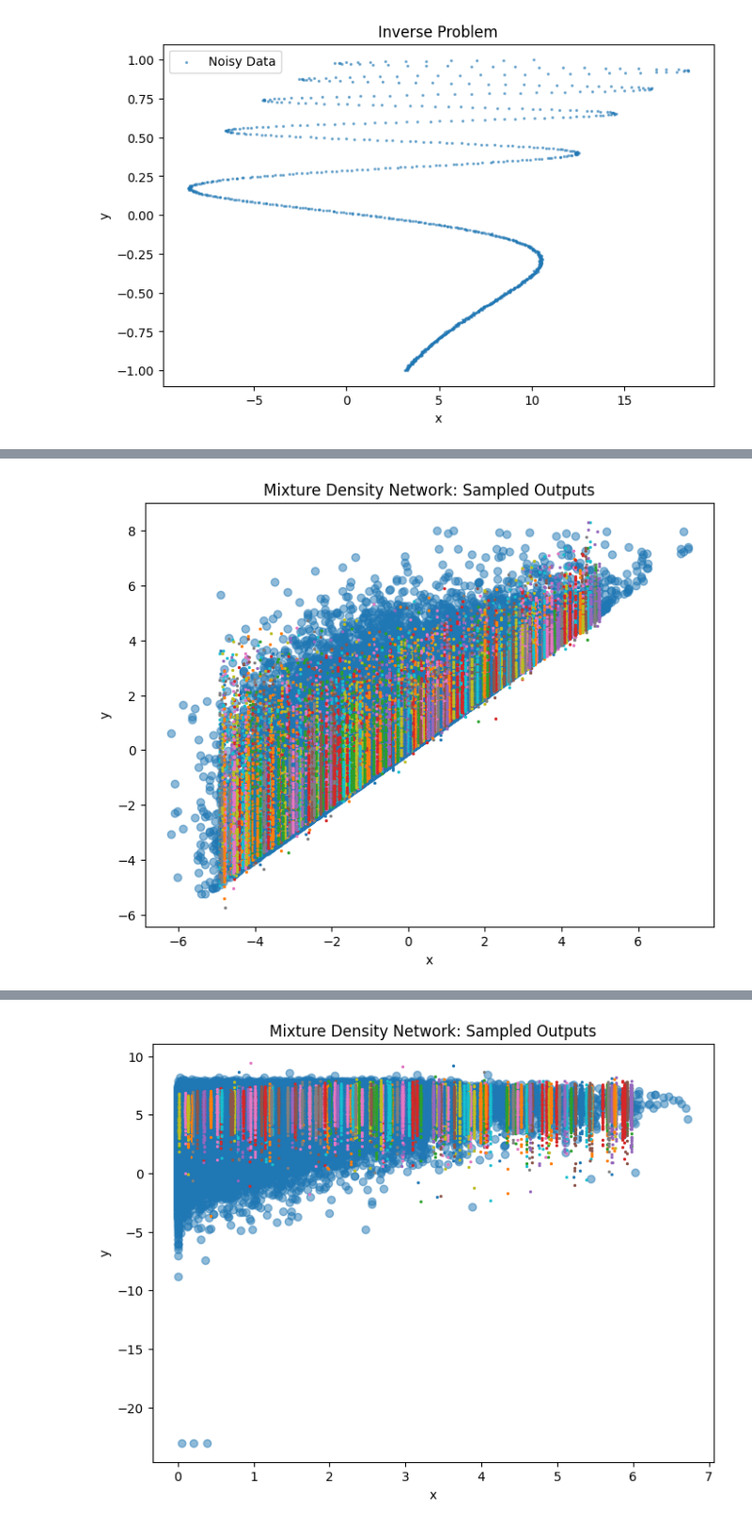
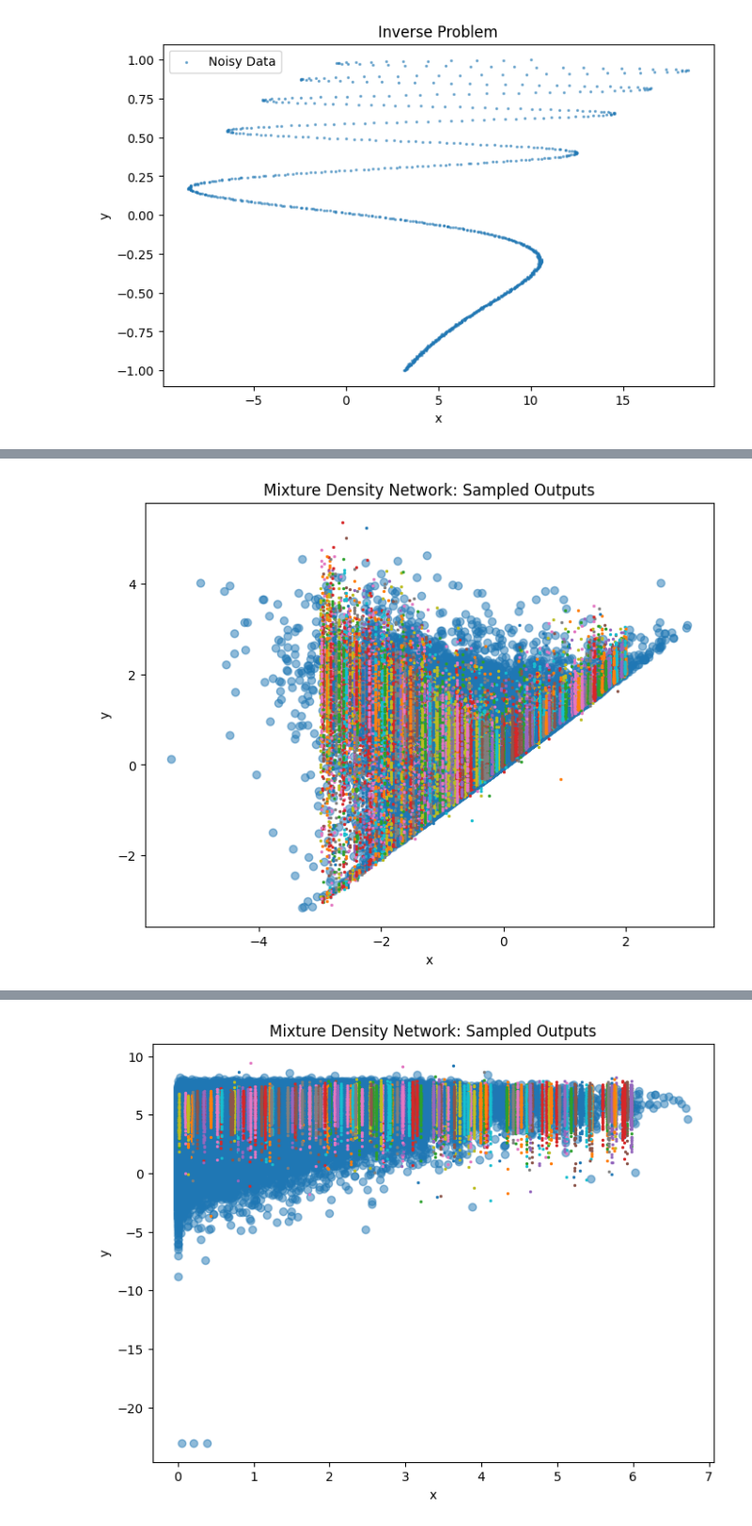
Before and after one commit to Roozbeh96/Bayesian-Stochastic-time-series-generator, a Jupyter notebook: MDN.ipynb, the cells around one changed output, grey strips where cells are left out. Shown at 94% size. Drawn from its saved outputs; the diff is of its cells as text; code cells hidden in the pictures.

```diff
--- a/MDN.ipynb
+++ b/MDN.ipynb
@@ -265,6 +265,6 @@ Epoch 9950, Loss: -2.0523
 # %%
 # Example usage:
-x_test = torch.rand(500, 1)*30-15  # 500 values of x_test (batch of 500)
+x_test = torch.rand(500, 1)*25-10  # 500 values of x_test (batch of 500)
 pi, mu, sigma = sample_model_log(x_test)  # Get the corresponding pi, mu, sigma
 
 # Sample 'num_samples' values for each of the 500 x_test values
@@ -294,5 +293,5 @@ Error:
 # %%
-HotWireWT7 = h5py.File(r'SGFV_param_HotWT7.mat','r')
+HotWireWT7 = h5py.File(r'SGFV_param_HotWT7_short.mat','r')
 T_domain_WT7 = np.array(HotWireWT7.get('T_domain_WT7')).T
 X_domain_WT7 = np.array(HotWireWT7.get('X_domain_WT7')).T
 res_WT7 = np.array(HotWireWT7.get('res_WT7'))
@@ -378,6 +377,6 @@ Epoch 9950, Loss: 1.1380
 # %%
 '''If we want do inferencing'''
-Given_min_model.load_state_dict(torch.load('G:\My Drive\Research\VFfeaturedVorX\Given_min_model.pth'))
+Given_min_model.load_state_dict(torch.load('G:\My Drive\Research\VFfeaturedVorX\Given_min_model_short.pth'))
 Given_min_model.eval()
 # %% [output]
 MDN(
@@ -398,31 +397,31 @@ MDN(
   (sigma_layer): Linear(in_features=32, out_features=5, bias=True)
 )
 # %%
-x_test = torch.rand(500, 1)*10-5.0
+x_test = torch.rand(500, 1)*5-3.0
 pi, mu, sigma = Given_min_model(x_test)
 
 
 # Sample 'num_samples' values for each of the 500 x_test values
 num_samples = 50  # Input parameter for number of samples to generate
 y_samples = []
 
 for i in range(x_test.shape[0]):
     dist_type = "Normal"
     y_samples.append(sample_from_combined_pdf(pi[i:i+1, :], mu[i:i+1, :], sigma[i:i+1, :], num_samples,disttype = dist_type).detach().numpy())
 
 # Plotting the results
 plt.figure(figsize=(8, 6))
 plt.scatter(x_train.numpy(), y_train.numpy(), alpha=0.5, label='Training Data')
 
 # Loop over x_test and corresponding y_samples to plot individual samples
 for i, y_s in enumerate(y_samples):
     plt.scatter(np.repeat(x_test[i].numpy(), num_samples), y_s, s=2, label=f'Sample {i+1}')
 
 plt.title('Mixture Density Network: Sampled Outputs')
 plt.xlabel('x')
 plt.ylabel('y')
 plt.show()
 # %% [output]
-[figure, old version]
+[figure, new version]
 # %%
 # Saving the trained model
```
Also changed, not shown: parts of 17 cells of this notebook, 1 other file.
